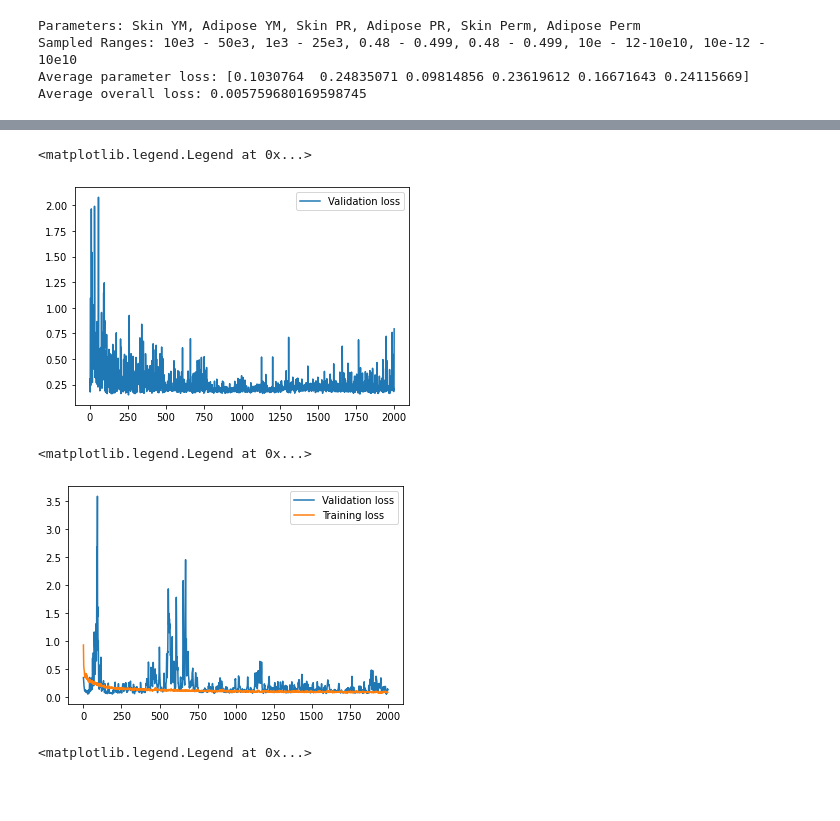
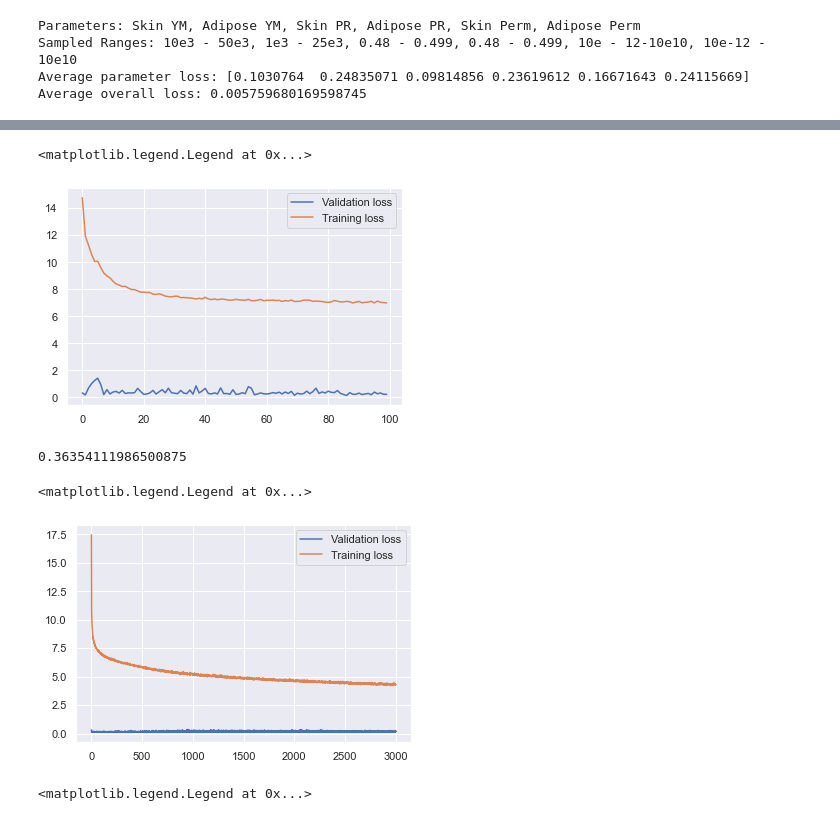
Before and after one commit to RobbieSoutham/SkinLearning, a Jupyter notebook: Model V2.ipynb, the cells around one changed output, grey strips where cells are left out. Saved outputs shown, nothing was run; the diff lists cells and outputs as text; code cells hidden in the pictures; blank space fills up the shorter version.

```diff
--- a/Model V2.ipynb
+++ b/Model V2.ipynb
@@ -92,14 +95,16 @@ class Net(nn.Module):
         self.bn3 = nn.BatchNorm1d(32)
 
         self.fc1 = nn.Linear(480, 256)
-        self.d1 = nn.Dropout(0.5)
+        self.d1 = nn.Dropout(0.25)
 
         self.fc2 = nn.Linear(256, 64)
-        self.d2 = nn.Dropout(0.5)
+        self.d2 = nn.Dropout(0.25)
 
         self.fc3 = nn.Linear(64, 6)
 
     def forward(self, x):
+        x = x.type(torch.FloatTensor)
+        #print(type(x))
         batch_size = x.shape[0]
         x = self.pool1(torch.relu(self.bn1(self.conv1(x))))
         x = self.pool2(torch.relu(self.bn2(self.conv2(x))))
@@ -120,11 +125,9 @@ class Net(nn.Module):
         x = self.fc3(x)
         return x
 # %%
-
-
-class Net(nn.Module):
+class NetV2(nn.Module):
     def __init__(self):
-        super(Net, self).__init__()
+        super(NetV2, self).__init__()
         self.conv1 = nn.Conv1d(1, 128, kernel_size=5, padding=1)
         self.pool1 = nn.MaxPool1d(kernel_size=5, stride=2)
         self.bn1 = nn.BatchNorm1d(128)
@@ -167,3 +170,5 @@ class Net(nn.Module):
 
         x = self.fc3(x)
         return x
+# %%
+net = Net()
@@ -367,5 +406,5 @@ train_n
 # %% [markdown]
 # Training/testing
 # %%
-net = RNN()
+net = Net()
 # %%
@@ -457,18 +472,28 @@ Average Loss: 0.1925362464454439
 # %%
+import seaborn as sns
+sns.set_theme()
 # MAE
-plt.plot(range(len(v_loss)), v_loss, label="Validation loss")
-#plt.plot(range(len(v_loss)), loss, label="Training loss")
+plt.plot(range(len(v_loss))[:100], v_loss[:100], label="Validation loss")
+plt.plot(range(len(v_loss))[:100], loss[:100], label="Training loss")
 plt.legend()
 # %% [output]
 <matplotlib.legend.Legend at 0x...>
-[figure, old version]
+[figure, new version]
+# %%
+min(v_loss)
+max(v_loss)
+# %% [output]
+0.36354111986500875
 # %%
+import seaborn as sns
+sns.set_theme()
+# MAE
 plt.plot(range(len(v_loss)), v_loss, label="Validation loss")
 plt.plot(range(len(v_loss)), loss, label="Training loss")
 plt.legend()
 # %% [output]
 <matplotlib.legend.Legend at 0x...>
-[figure, old version]
+[figure, new version]
 # %%
 plt.plot(range(len(v_loss)), v_loss, label="Validation loss")
 plt.plot(range(len(v_loss)), loss, label="Training loss")
```
Also changed, not shown: parts of 20 cells of this notebook, 5 other files.
